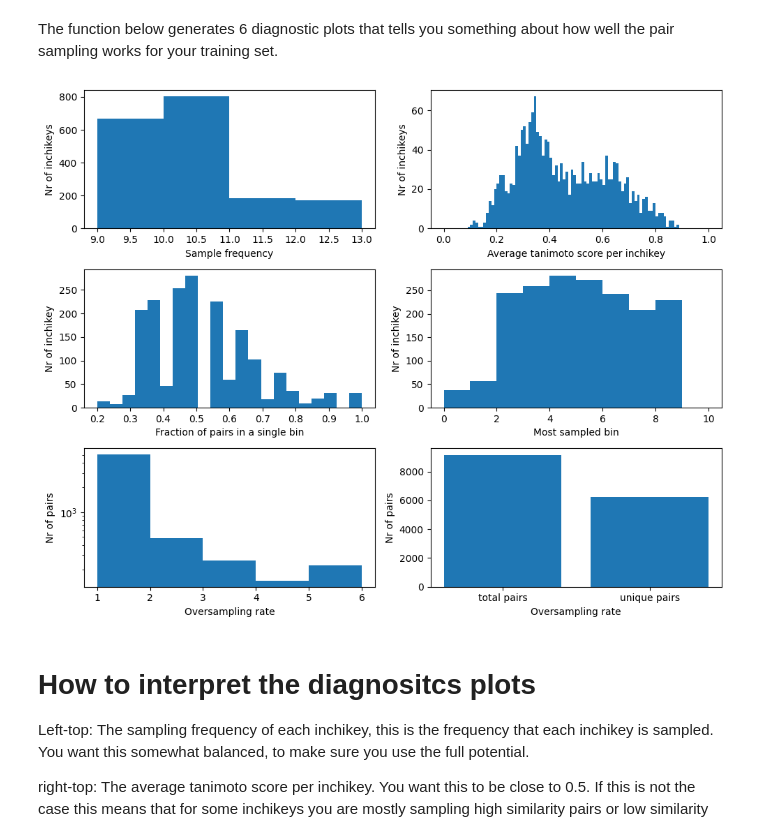
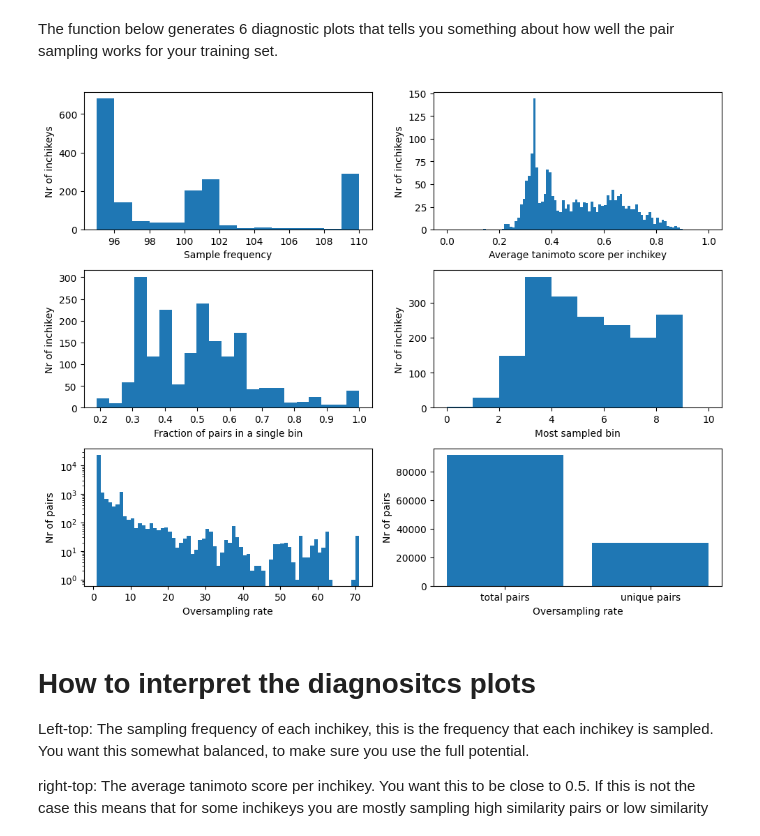
Before and after one commit to matchms/ms2deepscore, a Jupyter notebook: notebooks/tutorials/pair_sampling_tutorial.ipynb, the cells around one changed output. Drawn from its saved outputs; the diff is of its cells as text; code cells hidden in the pictures.

Commit message:
Update pair sampling tutorial to match changes made to the sampling algorithm function names

```diff
--- a/notebooks/tutorials/pair_sampling_tutorial.ipynb
+++ b/notebooks/tutorials/pair_sampling_tutorial.ipynb
@@ -44,11 +52,9 @@ plt.show()
 # Sampling pairs per bin
 Our solution is to sample pairs per bin. The default is 10 bins between 0 and 1, but this can be changed in the settings. Below we do this sampling.
 # %%
-from ms2deepscore.train_new_model.inchikey_pair_selection import select_compound_pairs_wrapper
+from ms2deepscore.train_new_model.inchikey_pair_selection import create_spectrum_pair_generator
 from ms2deepscore import SettingsMS2Deepscore
-selected_compound_pairs = select_compound_pairs_wrapper(spectra, SettingsMS2Deepscore(average_inchikey_sampling_count=10, max_inchikey_sampling=13))
+spectrum_pair_generator = create_spectrum_pair_generator(spectra, SettingsMS2Deepscore())
 # %% [output]
 Selected 1831 spectra with unique inchikeys for calculating tanimoto scores (out of 25412 spectra)
-# %%
-scores = [x[2] for x in selected_compound_pairs]
 # %%
@@ -126,9 +130,9 @@ def plot_diagnostic_plots(pair_generator, title):
     plt.tight_layout()
     plt.show()
 # %%
-plot_diagnostic_plots(inchikey_pair_generator, "")
+plot_diagnostic_plots(spectrum_pair_generator, "")
 # %% [output]
-[figure, old version]
+[figure, new version]
 # %% [markdown]
 # How to interpret the diagnositcs plots
 Left-top: The sampling frequency of each inchikey, this is the frequency that each inchikey is sampled. You want this somewhat balanced, to make sure you use the full potential.
```
Also changed, not shown: parts of 8 cells of this notebook.
